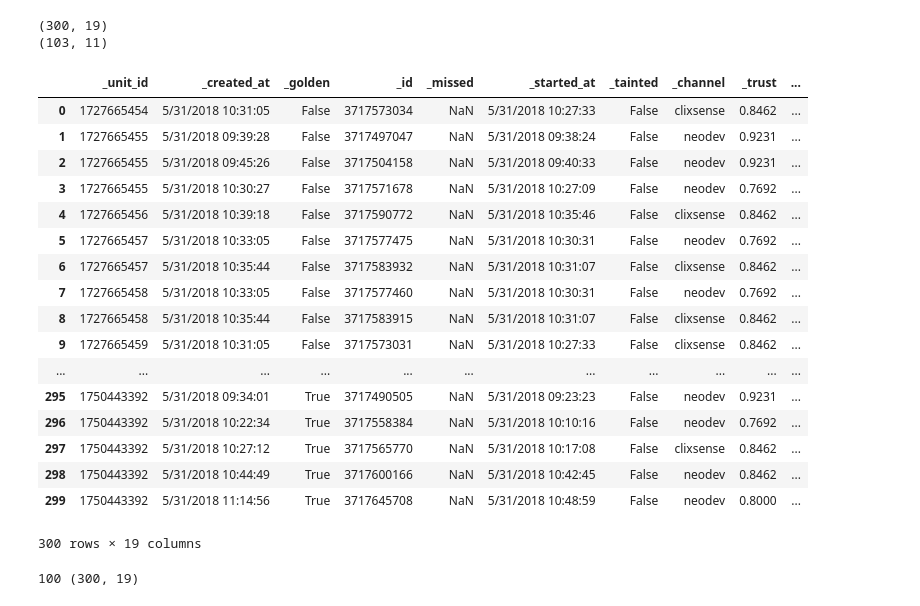
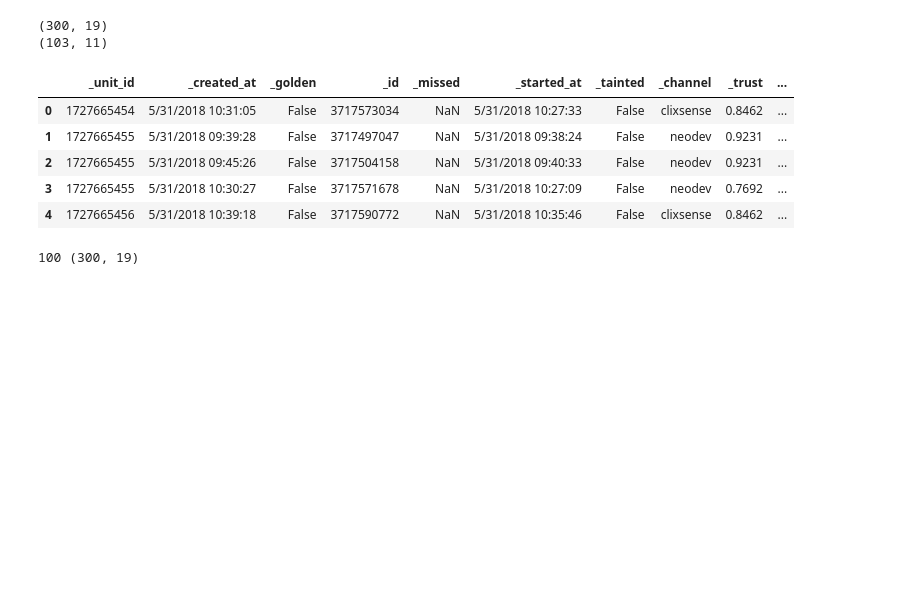
Before and after one commit to mannuscript/micromort, a Jupyter notebook: micromort/analysis/figure 8 - crowd sourcing analysis.ipynb, the cells around one changed output. Saved outputs shown, nothing was run; the diff lists cells and outputs as text; code cells hidden in the pictures; blank space fills up the shorter version.

Commit message:
Add figure 8 data analysis

```diff
--- a/micromort/analysis/figure 8 - crowd sourcing analysis.ipynb
+++ b/micromort/analysis/figure 8 - crowd sourcing analysis.ipynb
@@ -10,26 +12,14 @@ print labelled_agg_data.shape
 (300, 19)
 (103, 11)
 # %%
-labelled_data
+labelled_data.head()
 # %% [output]
 |  | _unit_id | _created_at | _golden | _id | _missed | _started_at | _tainted | _channel | _trust | ... |
 | 0 | 1727665454 | 5/31/2018 10:31:05 | False | 3717573034 | NaN | 5/31/2018 10:27:33 | False | clixsense | 0.8462 | ... |
 | 1 | 1727665455 | 5/31/2018 09:39:28 | False | 3717497047 | NaN | 5/31/2018 09:38:24 | False | neodev | 0.9231 | ... |
 | 2 | 1727665455 | 5/31/2018 09:45:26 | False | 3717504158 | NaN | 5/31/2018 09:40:33 | False | neodev | 0.9231 | ... |
 | 3 | 1727665455 | 5/31/2018 10:30:27 | False | 3717571678 | NaN | 5/31/2018 10:27:09 | False | neodev | 0.7692 | ... |
 | 4 | 1727665456 | 5/31/2018 10:39:18 | False | 3717590772 | NaN | 5/31/2018 10:35:46 | False | clixsense | 0.8462 | ... |
-| 5 | 1727665457 | 5/31/2018 10:33:05 | False | 3717577475 | NaN | 5/31/2018 10:30:31 | False | neodev | 0.7692 | ... |
-| 6 | 1727665457 | 5/31/2018 10:35:44 | False | 3717583932 | NaN | 5/31/2018 10:31:07 | False | clixsense | 0.8462 | ... |
-| 7 | 1727665458 | 5/31/2018 10:33:05 | False | 3717577460 | NaN | 5/31/2018 10:30:31 | False | neodev | 0.7692 | ... |
-| 8 | 1727665458 | 5/31/2018 10:35:44 | False | 3717583915 | NaN | 5/31/2018 10:31:07 | False | clixsense | 0.8462 | ... |
-| 9 | 1727665459 | 5/31/2018 10:31:05 | False | 3717573031 | NaN | 5/31/2018 10:27:33 | False | clixsense | 0.8462 | ... |
-| ... | ... | ... | ... | ... | ... | ... | ... | ... | ... | ... |
-| 295 | 1750443392 | 5/31/2018 09:34:01 | True | 3717490505 | NaN | 5/31/2018 09:23:23 | False | neodev | 0.9231 | ... |
-| 296 | 1750443392 | 5/31/2018 10:22:34 | True | 3717558384 | NaN | 5/31/2018 10:10:16 | False | neodev | 0.7692 | ... |
-| 297 | 1750443392 | 5/31/2018 10:27:12 | True | 3717565770 | NaN | 5/31/2018 10:17:08 | False | clixsense | 0.8462 | ... |
-| 298 | 1750443392 | 5/31/2018 10:44:49 | True | 3717600166 | NaN | 5/31/2018 10:42:45 | False | neodev | 0.8462 | ... |
-| 299 | 1750443392 | 5/31/2018 11:14:56 | True | 3717645708 | NaN | 5/31/2018 10:48:59 | False | neodev | 0.8000 | ... |
-300 rows × 19 columns
 # %%
 print len(labelled_data.title.unique()), labelled_data.shape
 a = pd.DataFrame({'count' : labelled_data.groupby( [ "url"] ).size()}).reset_index()
```
Also changed, not shown: parts of 12 cells of this notebook, 2 other files.
